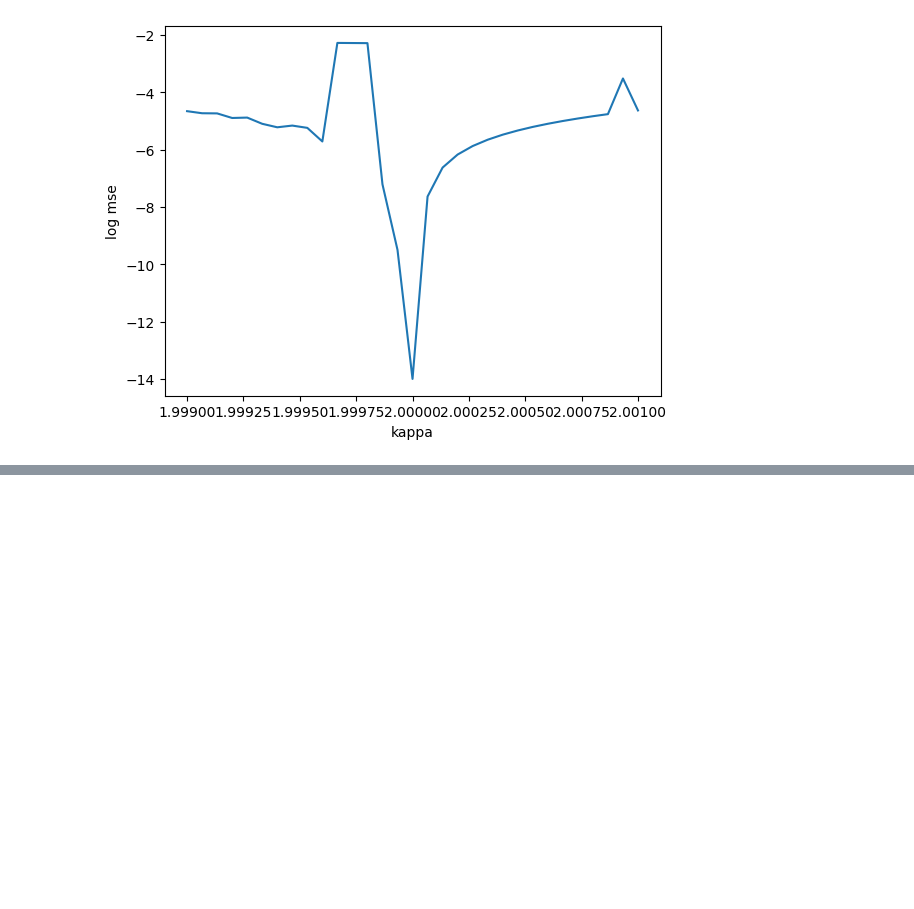
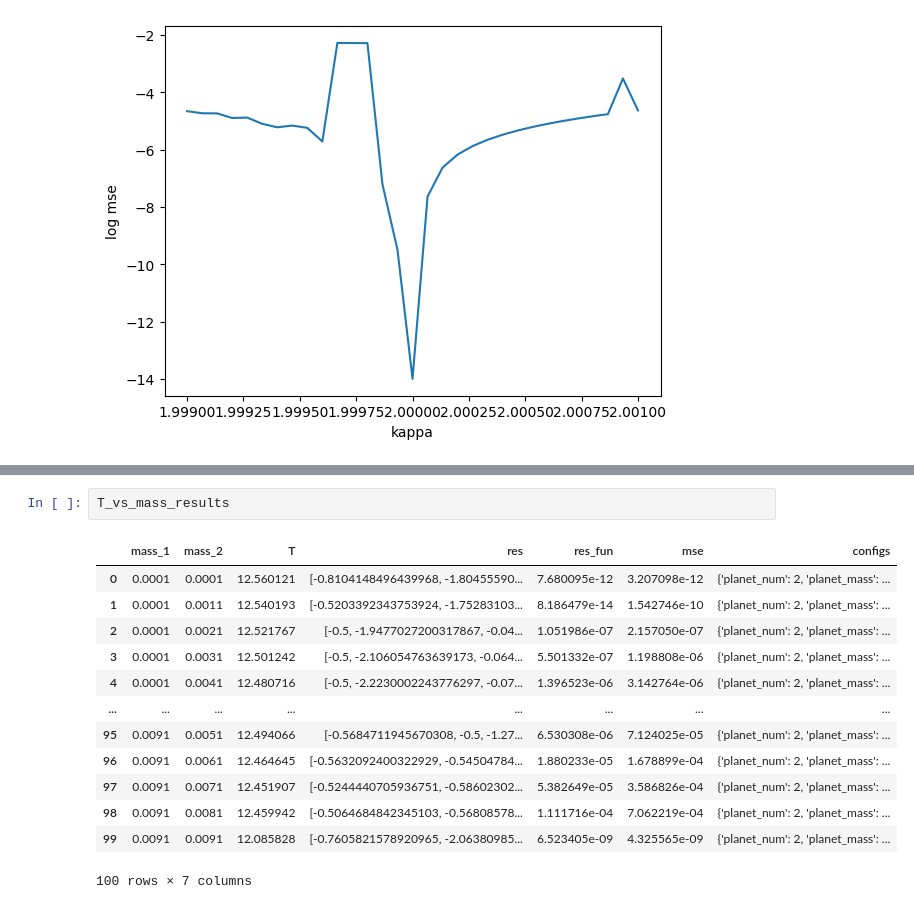
Before and after one commit to tnw-chatc/exobound, a Jupyter notebook: periodic_3b_kappa_variation.ipynb, the cells around one changed output, grey strips where cells are left out. Drawn from its saved outputs; the diff is of its cells as text; blank space fills up the shorter version.

```diff
--- a/periodic_3b_kappa_variation.ipynb
+++ b/periodic_3b_kappa_variation.ipynb
@@ -222,0 +418,16 @@ Text(0.5, 0, 'kappa')
+# %%
+T_vs_mass_results
+# %% [output]
+|  | mass_1 | mass_2 | T | res | res_fun | mse | configs |
+| 0 | 0.0001 | 0.0001 | 12.560121 | [-0.8104148496439968, -1.80455590... | 7.680095e-12 | 3.207098e-12 | {'planet_num': 2, 'planet_mass': ... |
+| 1 | 0.0001 | 0.0011 | 12.540193 | [-0.5203392343753924, -1.75283103... | 8.186479e-14 | 1.542746e-10 | {'planet_num': 2, 'planet_mass': ... |
+| 2 | 0.0001 | 0.0021 | 12.521767 | [-0.5, -1.9477027200317867, -0.04... | 1.051986e-07 | 2.157050e-07 | {'planet_num': 2, 'planet_mass': ... |
+| 3 | 0.0001 | 0.0031 | 12.501242 | [-0.5, -2.106054763639173, -0.064... | 5.501332e-07 | 1.198808e-06 | {'planet_num': 2, 'planet_mass': ... |
+| 4 | 0.0001 | 0.0041 | 12.480716 | [-0.5, -2.2230002243776297, -0.07... | 1.396523e-06 | 3.142764e-06 | {'planet_num': 2, 'planet_mass': ... |
+| ... | ... | ... | ... | ... | ... | ... | ... |
+| 95 | 0.0091 | 0.0051 | 12.494066 | [-0.5684711945670308, -0.5, -1.27... | 6.530308e-06 | 7.124025e-05 | {'planet_num': 2, 'planet_mass': ... |
+| 96 | 0.0091 | 0.0061 | 12.464645 | [-0.5632092400322929, -0.54504784... | 1.880233e-05 | 1.678899e-04 | {'planet_num': 2, 'planet_mass': ... |
+| 97 | 0.0091 | 0.0071 | 12.451907 | [-0.5244440705936751, -0.58602302... | 5.382649e-05 | 3.586826e-04 | {'planet_num': 2, 'planet_mass': ... |
+| 98 | 0.0091 | 0.0081 | 12.459942 | [-0.5064684842345103, -0.56808578... | 1.111716e-04 | 7.062219e-04 | {'planet_num': 2, 'planet_mass': ... |
+| 99 | 0.0091 | 0.0091 | 12.085828 | [-0.7605821578920965, -2.06380985... | 6.523405e-09 | 4.325565e-09 | {'planet_num': 2, 'planet_mass': ... |
+100 rows × 7 columns
```
Also changed, not shown: parts of 10 cells of this notebook.
